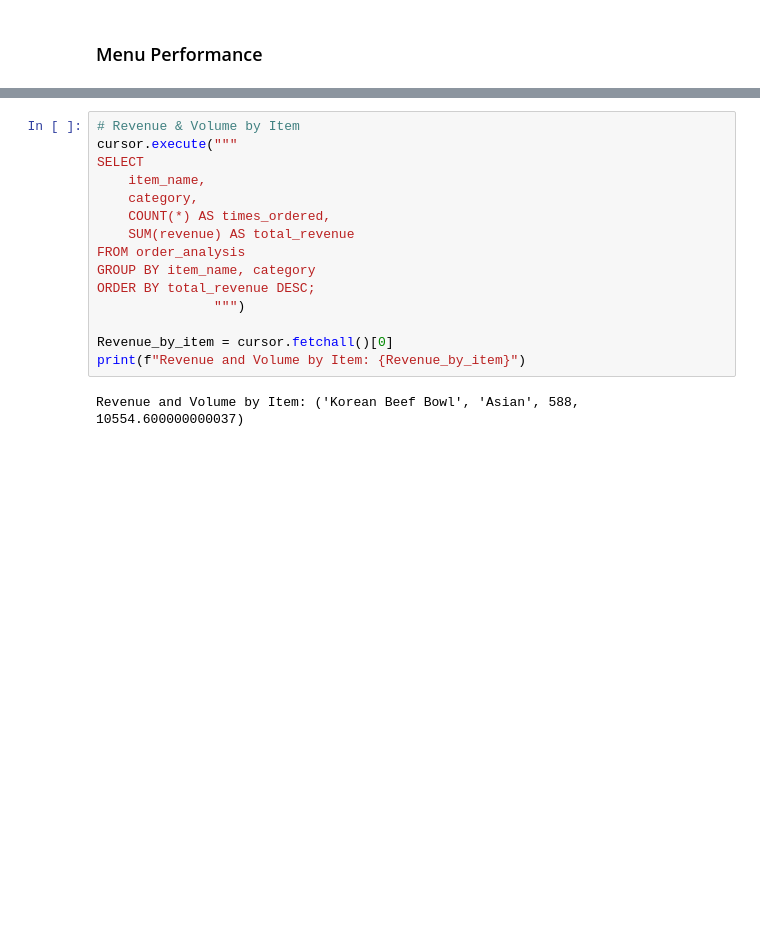
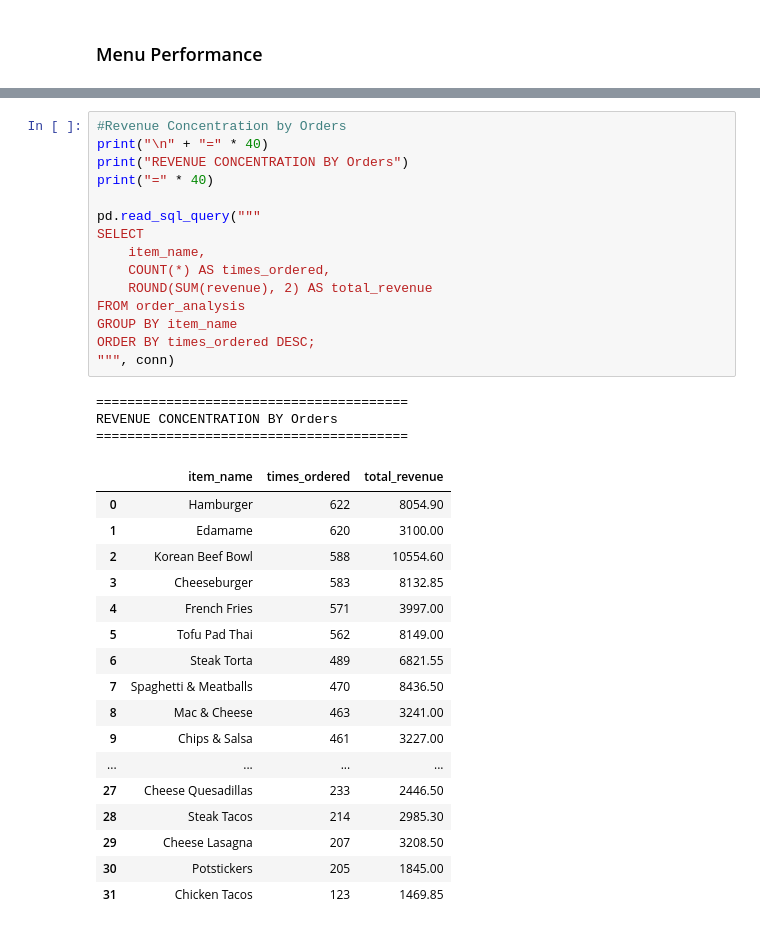
Before and after one commit to DonnahM/Restaurant_analytics-, a Jupyter notebook: restaurant_operations_analysis.ipynb, the cells around one changed output, grey strips where cells are left out. Cells and saved outputs as stored; diff of their text form; blank space fills up the shorter version.

```diff
--- a/restaurant_operations_analysis.ipynb
+++ b/restaurant_operations_analysis.ipynb
@@ -357,17 +505,36 @@ Records with revenue calculated: 12,097
 # %%
-# Revenue & Volume by Item
-cursor.execute("""
+#Revenue Concentration by Orders
+print("\n" + "=" * 40)
+print("REVENUE CONCENTRATION BY Orders")
+print("=" * 40)
+
+pd.read_sql_query("""
 SELECT
     item_name,
-    category,
     COUNT(*) AS times_ordered,
-    SUM(revenue) AS total_revenue
+    ROUND(SUM(revenue), 2) AS total_revenue
 FROM order_analysis
-GROUP BY item_name, category
-ORDER BY total_revenue DESC;
-               """)
-
-Revenue_by_item = cursor.fetchall()[0]
-print(f"Revenue and Volume by Item: {Revenue_by_item}")
+GROUP BY item_name
+ORDER BY times_ordered DESC;
+""", conn)
 # %% [output]
-Revenue and Volume by Item: ('Korean Beef Bowl', 'Asian', 588, 10554.600000000037)
+========================================
+REVENUE CONCENTRATION BY Orders
+========================================
+|  | item_name | times_ordered | total_revenue |
+| 0 | Hamburger | 622 | 8054.90 |
+| 1 | Edamame | 620 | 3100.00 |
+| 2 | Korean Beef Bowl | 588 | 10554.60 |
+| 3 | Cheeseburger | 583 | 8132.85 |
+| 4 | French Fries | 571 | 3997.00 |
+| 5 | Tofu Pad Thai | 562 | 8149.00 |
+| 6 | Steak Torta | 489 | 6821.55 |
+| 7 | Spaghetti & Meatballs | 470 | 8436.50 |
+| 8 | Mac & Cheese | 463 | 3241.00 |
+| 9 | Chips & Salsa | 461 | 3227.00 |
+| ... | ... | ... | ... |
+| 27 | Cheese Quesadillas | 233 | 2446.50 |
+| 28 | Steak Tacos | 214 | 2985.30 |
+| 29 | Cheese Lasagna | 207 | 3208.50 |
+| 30 | Potstickers | 205 | 1845.00 |
+| 31 | Chicken Tacos | 123 | 1469.85 |
```
Also changed, not shown: parts of 21 cells of this notebook, 1 other file.
